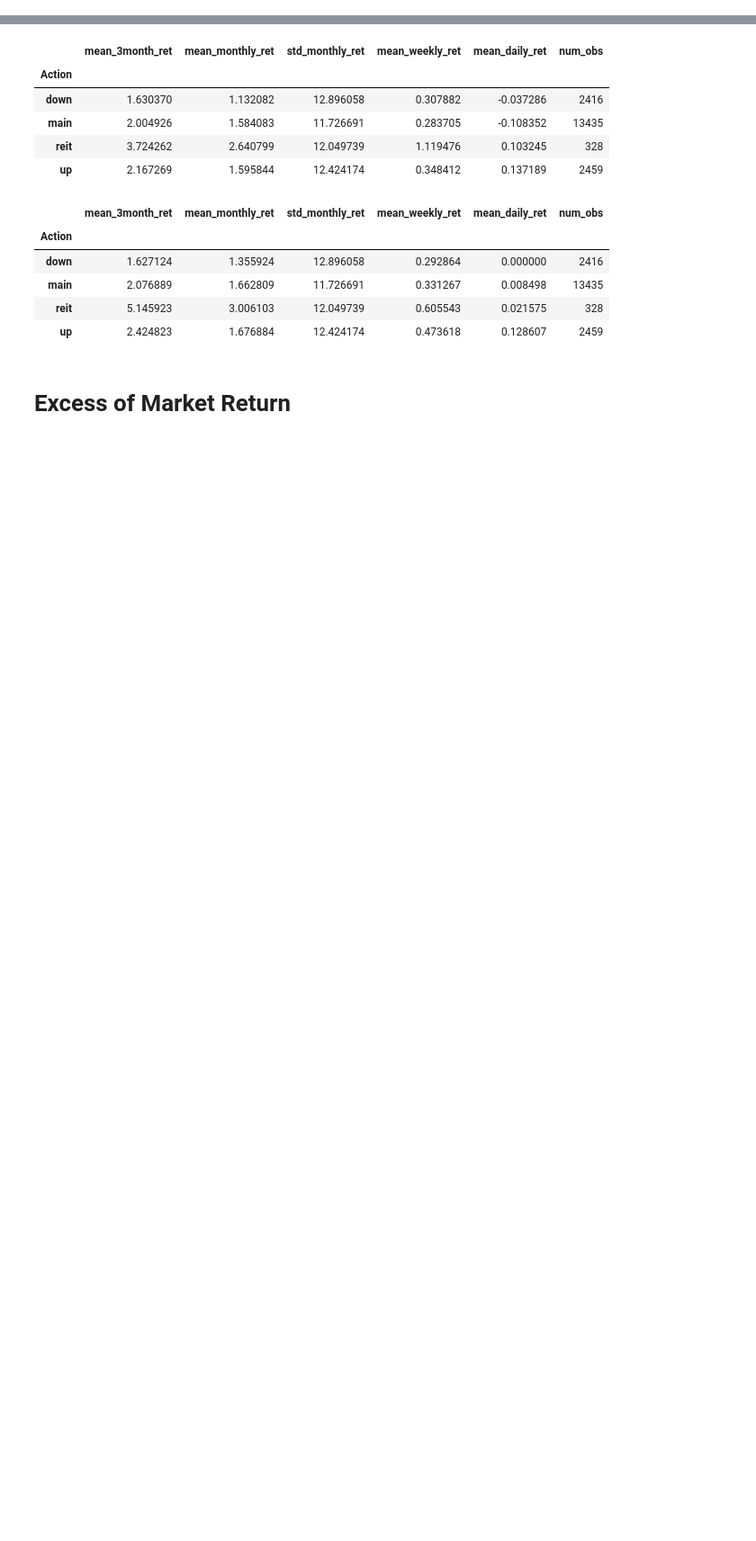
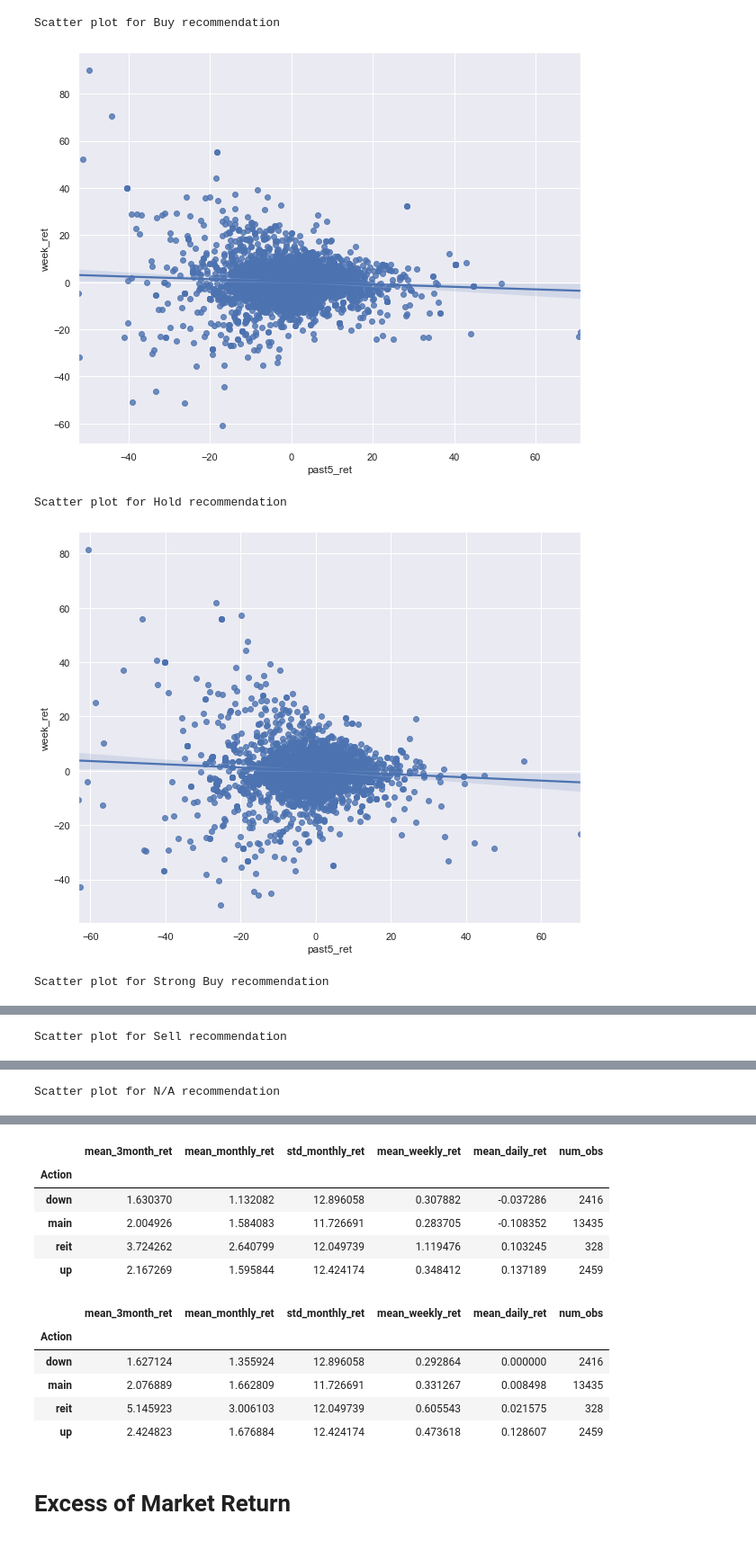
Before and after one commit to thomaschen2019/Fundamental-Tool, a Jupyter notebook: recommendation_research.ipynb, the cells around one changed output, grey strips where cells are left out. Shown at 90% size. Drawn from its saved outputs; the diff is of its cells as text; code cells hidden in the pictures; blank space fills up the shorter version.

```diff
--- a/recommendation_research.ipynb
+++ b/recommendation_research.ipynb
@@ -65,0 +97,14 @@ df.shape
+# %%
+# scatter plot for each grade group, past5 day return versus next 5 day return
+groupdf = df.groupby('To Grade')
+for action in df['To Grade'].unique():
+    print("Scatter plot for {} recommendation".format(action))
+    tmp = groupdf.get_group(action)
+    sns.regplot(x=tmp['past5_ret'], y=tmp['week_ret'])
+    plt.show()
+# %% [output]
+Scatter plot for Buy recommendation
+[figure, added]
+Scatter plot for Hold recommendation
+[figure, added]
+Scatter plot for Strong Buy recommendation
@@ -65,0 +112 @@ df.shape
+Scatter plot for Sell recommendation
@@ -65,0 +114 @@ df.shape
+Scatter plot for N/A recommendation
```
Also changed, not shown: parts of 15 cells of this notebook.
